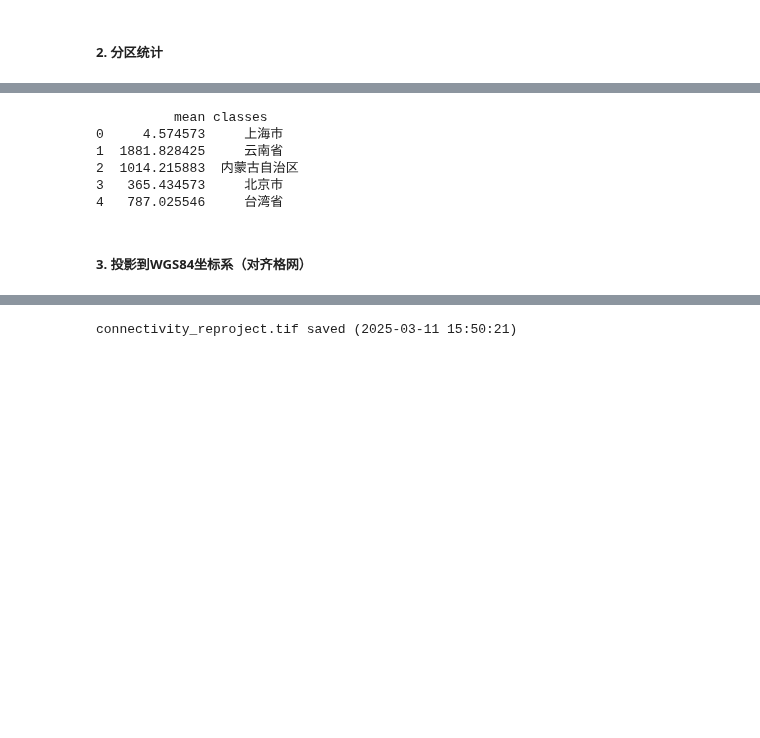
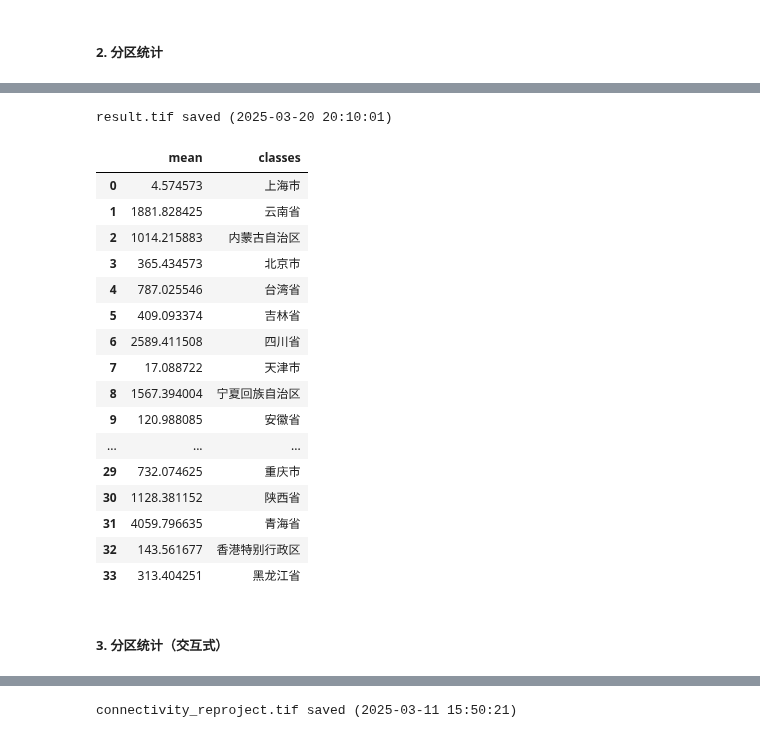
Before and after one commit to SeanNg997/XrKit-Package, a Jupyter notebook: User Guide.ipynb, the cells around one changed output, grey strips where cells are left out. Cells and saved outputs as stored; diff of their text form; code cells hidden in the pictures; blank space fills up the shorter version.

```diff
--- a/User Guide.ipynb
+++ b/User Guide.ipynb
@@ -93,17 +97,30 @@ xrk.csv_to_shp(csv_name, shp_name, '经度', '纬度')
 # %%
 import xrkit as xrk
 
 value_file = r'D:\WorkSpace\耕地复垦潜力\data\Factors\tif_1km\dem.tif'
 zone_file = r'D:\WorkSpace\耕地复垦潜力\data\AdministrativeDivision\province.shp'
+output_file = r'D:\WorkSpace\Test\result.tif'
 
-table = xrk.zonal_statistics(value_file, zone_file, '省')
-print(table.head())
+stas_df = xrk.zonal_statistics(value_file, zone_file, output_file, '省')
+print(stas_df.head())
 # %% [output]
-          mean classes
-0     4.574573     上海市
-1  1881.828425     云南省
-2  1014.215883  内蒙古自治区
-3   365.434573     北京市
-4   787.025546     台湾省
+result.tif saved (2025-03-20 20:10:01)
+|  | mean | classes |
+| 0 | 4.574573 | 上海市 |
+| 1 | 1881.828425 | 云南省 |
+| 2 | 1014.215883 | 内蒙古自治区 |
+| 3 | 365.434573 | 北京市 |
+| 4 | 787.025546 | 台湾省 |
+| 5 | 409.093374 | 吉林省 |
+| 6 | 2589.411508 | 四川省 |
+| 7 | 17.088722 | 天津市 |
+| 8 | 1567.394004 | 宁夏回族自治区 |
+| 9 | 120.988085 | 安徽省 |
+| ... | ... | ... |
+| 29 | 732.074625 | 重庆市 |
+| 30 | 1128.381152 | 陕西省 |
+| 31 | 4059.796635 | 青海省 |
+| 32 | 143.561677 | 香港特别行政区 |
+| 33 | 313.404251 | 黑龙江省 |
 # %% [markdown]
-##### 3. 投影到WGS84坐标系（对齐格网）
+##### 3. 分区统计（交互式）
```
Also changed, not shown: parts of 21 cells of this notebook, 6 other files.
